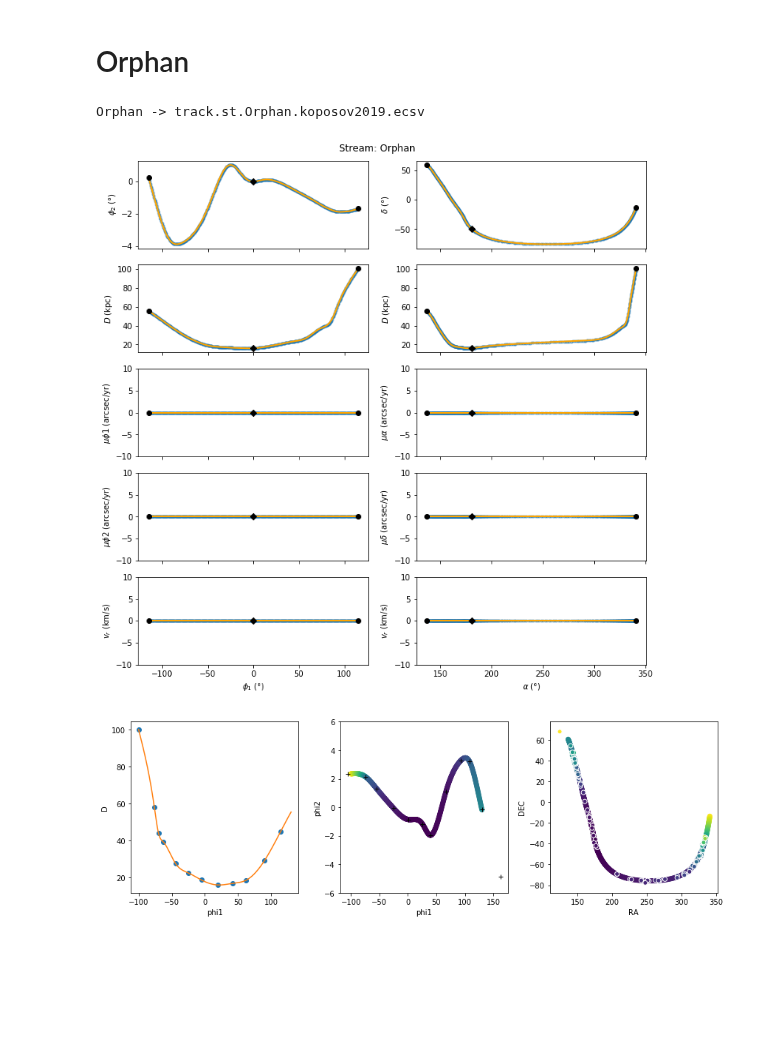
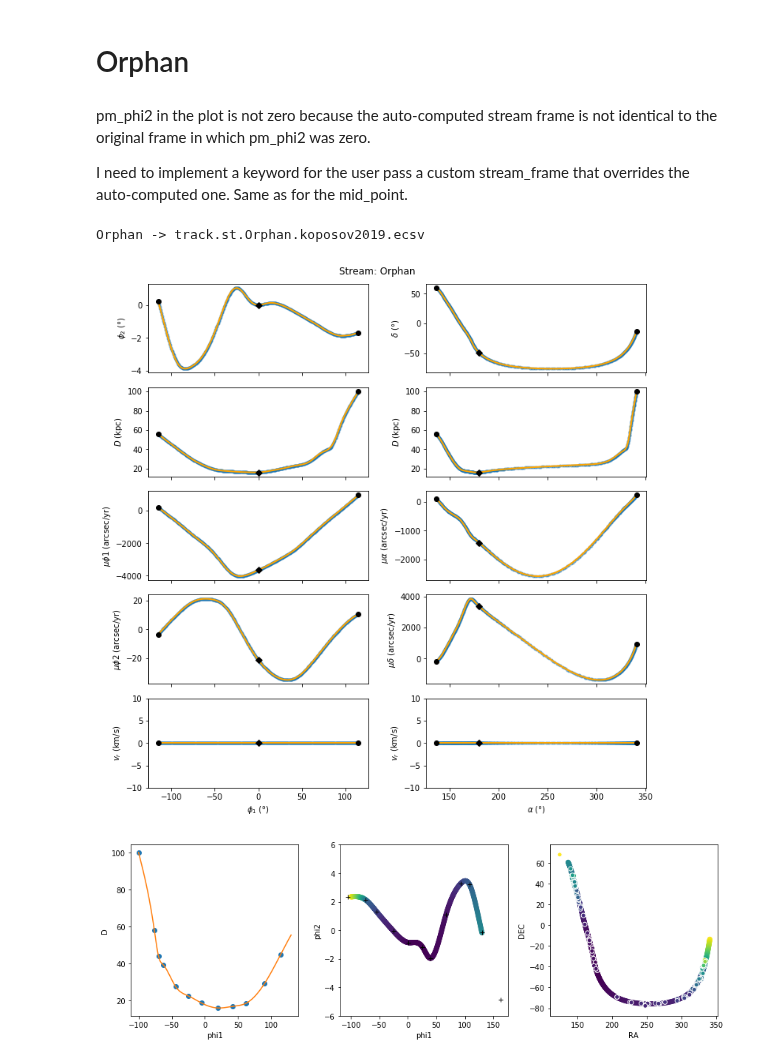
Before and after one commit to cmateu/galstreams, a Jupyter notebook: galstreams/tracks/standardized_tracks.ipynb, the cells around one changed output. Saved outputs shown, nothing was run; the diff lists cells and outputs as text; code cells hidden in the pictures; blank space fills up the shorter version.

Commit message:
Orphans pmphi1 track implemented

```diff
--- a/galstreams/tracks/standardized_tracks.ipynb
+++ b/galstreams/tracks/standardized_tracks.ipynb
@@ -732,45 +732,64 @@ proebando pro
 # %% [markdown]
 Orphan
 =======
+# %% [markdown]
+pm_phi2 in the plot is not zero because the auto-computed stream frame is not identical to the original frame in which pm_phi2 was zero.
+
+I need to implement a keyword for the user pass a custom stream_frame that overrides the auto-computed one. Same as for the mid_point.
 # %%
 #Orphan footprint from Koposov et al. 2019 - Gaia DR2 RRLs.
 
 #Knots for D(phi1) interpolation
 phi1_Dknot=np.array([-100.0,-76.2169,-69.9684,-63.1307,-44.2712,-25.0268,-5.3975,20.0052,42.3287,61.958,90.0548,114.3027])
 Dknot=np.array([100.0,58.0,44.0,39.441,27.6252,22.5353,18.7178,15.9911,16.9,18.5361,29.2612,44.8945])
 #phi1-phi2
 #Knots for phi2(phi1) stream track interpolation
 phi1k=np.array([-105.186,-74.7184,-54.4067,-25.4375,0.2019,25.8413,39.1605,66.9643,93.1032,108.0872,129.8974,162.5293])
 phi2k=np.array([2.315,2.148,1.2797,-0.0562,-0.8577,-1.1917,-1.9598,1.1127,3.2835,3.2167,-0.1564,-4.8653])
 #Interpolators
 orphan_Dspline=scipy.interpolate.CubicSpline(phi1_Dknot,Dknot,bc_type='natural',extrapolate=True)
 orphan_phi2spline=scipy.interpolate.CubicSpline(phi1k,phi2k,bc_type='natural')
 
+#Pmphi1 interpolator
+phi1_mu1_knots=[]
+phi2_mu1_knots=[]
+
+x=np.array([-77.4458, 0.0408, -49.626, 1.3103, -28.3432, 2.3325, -2.1956, 3.1889, 24.2559, 3.881, 44.0186, 3.9108, 65.9096, 2.6219, 88.4086, 1.569, 103.6106,
+          0.8984, 124.7415, 0.0051])
+phi1_mu1_knots=x[::2]
+phi2_mu1_knots=x[1::2]
+orphan_muphi1_spline=scipy.interpolate.CubicSpline(phi1_mu1_knots,phi2_mu1_knots,bc_type='natural',extrapolate=True)
+
+
+# print(phi1_mu1_knots)
+# print(phi2_mu1_knots)
+
+
 #Plot to check
 phi1s=np.linspace(-100,130,500)
 Ds=orphan_Dspline(phi1s)
 phi2s=orphan_phi2spline(phi1s)
-
+muphi1s=orphan_muphi1_spline(phi1s)
+zeros=np.zeros(phi1s.size)
 
 #Rotation matrix from Koposov+ 2019 appendix
 Mrot_radec_to_phi12=[[-0.44761231,-0.08785756,-0.88990128],
                      [-0.84246097,0.37511331,0.38671632],
                      [0.29983786,0.92280606,-0.2419219]]
 
 stream_frame = gc.GreatCircleICRSFrame.from_R(Mrot_radec_to_phi12)
-stream_track = ac.SkyCoord(phi1=phi1s*u.deg, phi2=phi2s*u.deg, distance=Ds*u.kpc, frame=stream_frame)
+stream_track = ac.SkyCoord(phi1=phi1s*u.deg, phi2=phi2s*u.deg, distance=Ds*u.kpc, frame=stream_frame,
+                           pm_phi1_cosphi2=muphi1s*u.arcsec/u.yr, pm_phi2=zeros*u.arcsec/u.yr)
 
 Ref = "koposov2019"
 Name,ShortName= "Orphan","Orp"
 
-zeros = np.zeros(stream_track.phi1.size)
-obs = ac.SkyCoord(ra=stream_track.icrs.ra, dec=stream_track.icrs.dec, distance=stream_track.distance, frame='icrs',
-                 pm_ra_cosdec=zeros*u.arcsec/u.yr, pm_dec=zeros*u.arcsec/u.yr)
+obs = stream_track.icrs
 
 generate_track_from_points_plot_and_store(obs, Name, Ref, deg=25, mid_point=None, ShortName=ShortName, clf=False, plot_obs=True)
 # %% [output]
 Orphan -> track.st.Orphan.koposov2019.ecsv
-[figure, old version]
+[figure, new version]
 # %%
 plt.figure(1,figsize=(12,4))
 plt.subplot(131)
```
